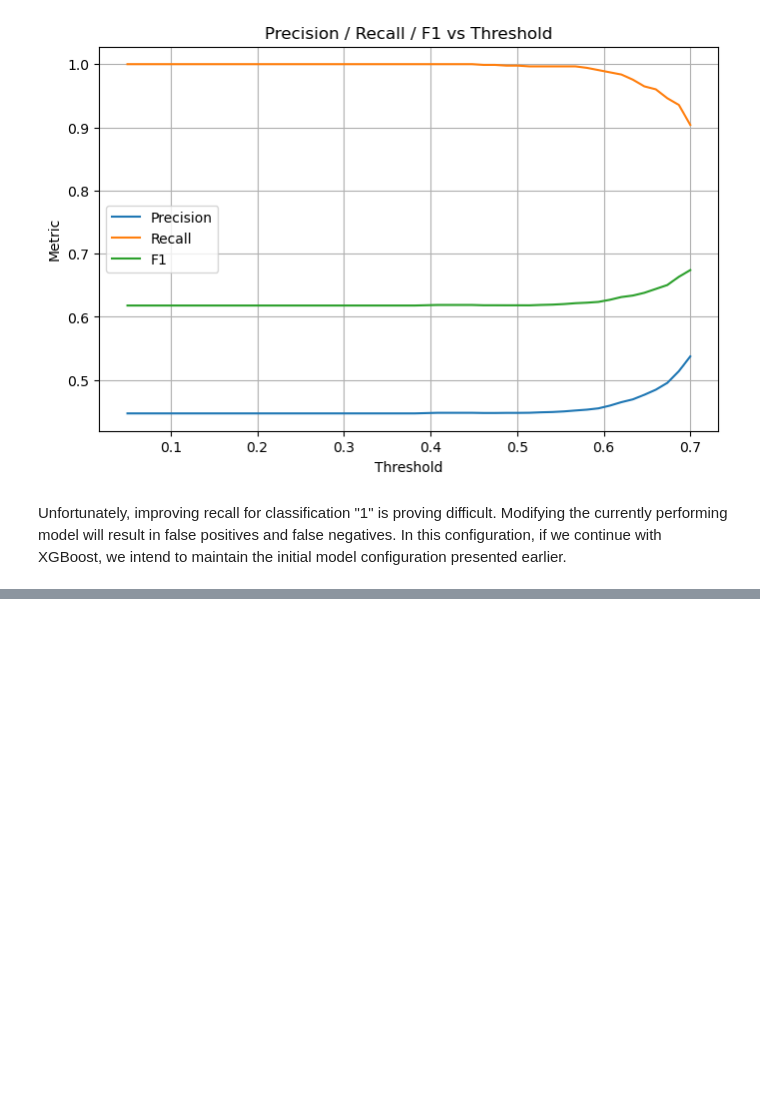
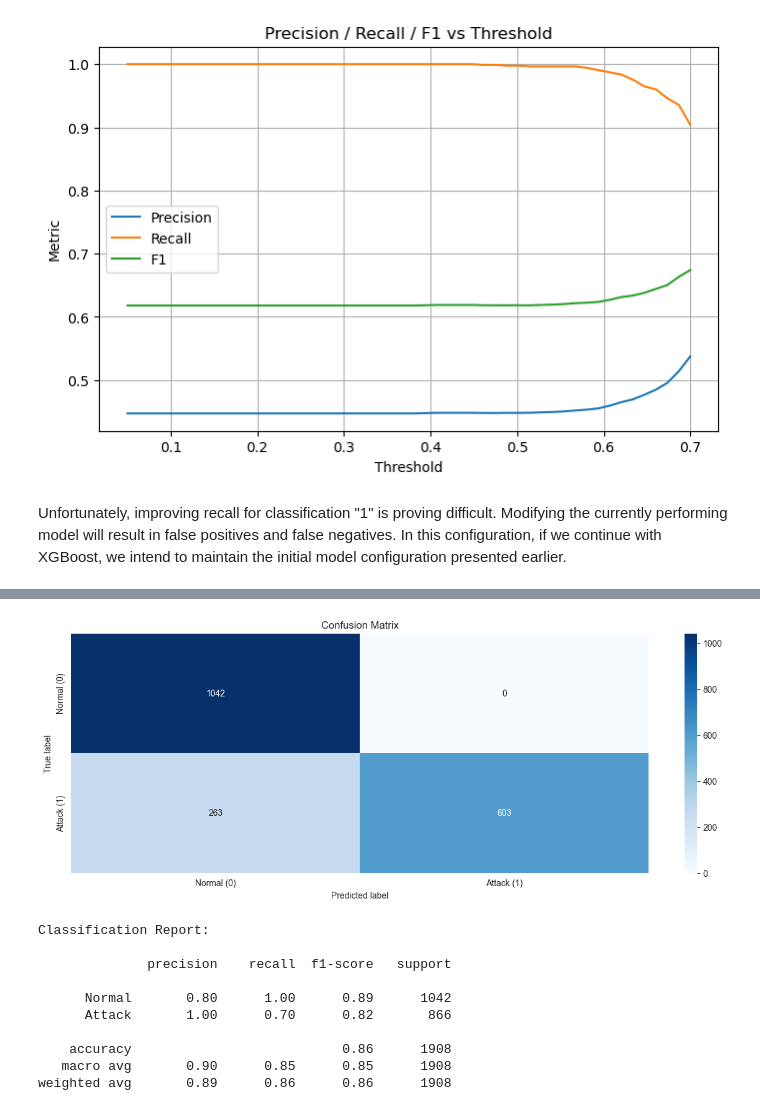
Before and after one commit to manGjv/Cybersecurity-Intrusion-Detection, a Jupyter notebook: project.ipynb, the cells around one changed output, grey strips where cells are left out. Cells and saved outputs as stored; diff of their text form; code cells hidden in the pictures; blank space fills up the shorter version.

```diff
--- a/project.ipynb
+++ b/project.ipynb
@@ -1236,0 +1581,20 @@ Unfortunately, improving recall for classification "1" is proving difficult. Mod
+# %%
+# Get Best model and results
+
+# Get the optimal hyperparameters
+best_hps = tuner.get_best_hyperparameters(num_trials=1)[0]
+
+print(f"""
+The hyperparameter search is complete.
+Optimal number of units in the first layer: {best_hps.get('units')}
+Optimal learning rate: {best_hps.get('learning_rate')}
+Add hidden layer: {best_hps.get('add_hidden_layer')}
+""")
+
+# Build the model with the best hyperparameters and train it fully
+best_model = tuner.hypermodel.build(best_hps)
+history = best_model.fit(X_train_scaled, y_train, epochs=100, validation_split=0.2)
+
+# Final Evaluation
+loss, accuracy = best_model.evaluate(X_test_scaled, y_test)
+print(f"Final Tuned Test Accuracy: {accuracy*100:.2f}%")
@@ -1236,0 +1619,24 @@ Unfortunately, improving recall for classification "1" is proving difficult. Mod
+# %%
+# Get the probabilities from the Neural Network
+y_pred_proba_nn2 = best_model.predict(X_test_scaled)
+
+# Convert Probbilities to classes (0 or 1)
+y_pred_nn2 = (y_pred_proba_nn2 > 0.5).astype("int32")
+
+# Generate the Confusion Matrix
+cm = confusion_matrix(y_test, y_pred_nn2)
+
+# Plotting
+plt.figure(figsize=(15, 5))
+sns.heatmap(cm, annot=True, fmt='d', cmap='Blues',
+            xticklabels=['Normal (0)', 'Attack (1)'],
+            yticklabels=['Normal (0)', 'Attack (1)'])
+plt.xlabel('Predicted label')
+plt.ylabel('True label')
+plt.title('Confusion Matrix')
+plt.show()
+
+# Calssification report
+print("\nClassification Report:\n")
+print(classification_report(y_test, y_pred_nn2, target_names=['Normal', 'Attack']))
+# %% [output]
@@ -1236,0 +1644,11 @@ Unfortunately, improving recall for classification "1" is proving difficult. Mod
+[figure, added]
+Classification Report:
+
+              precision    recall  f1-score   support
+
+      Normal       0.80      1.00      0.89      1042
+      Attack       1.00      0.70      0.82       866
+
+    accuracy                           0.86      1908
+   macro avg       0.90      0.85      0.85      1908
+weighted avg       0.89      0.86      0.86      1908
```
Also changed, not shown: parts of 30 cells of this notebook.
